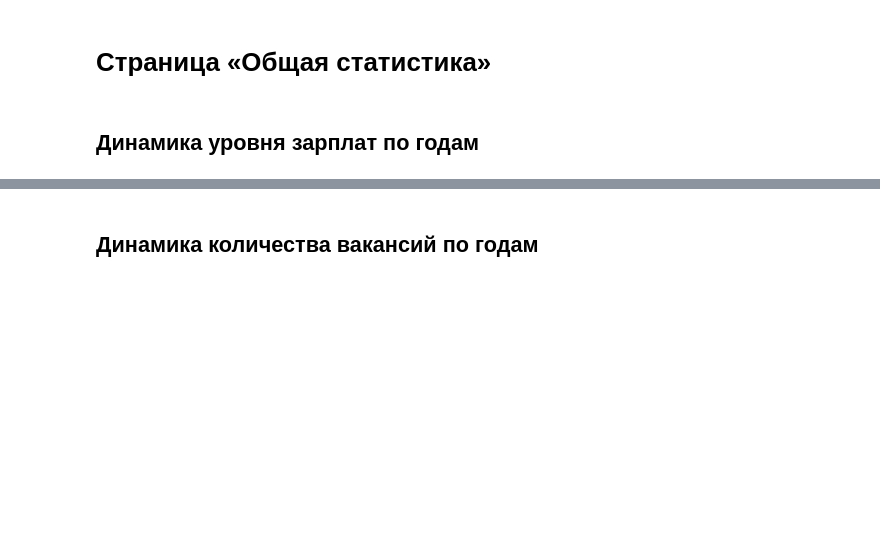
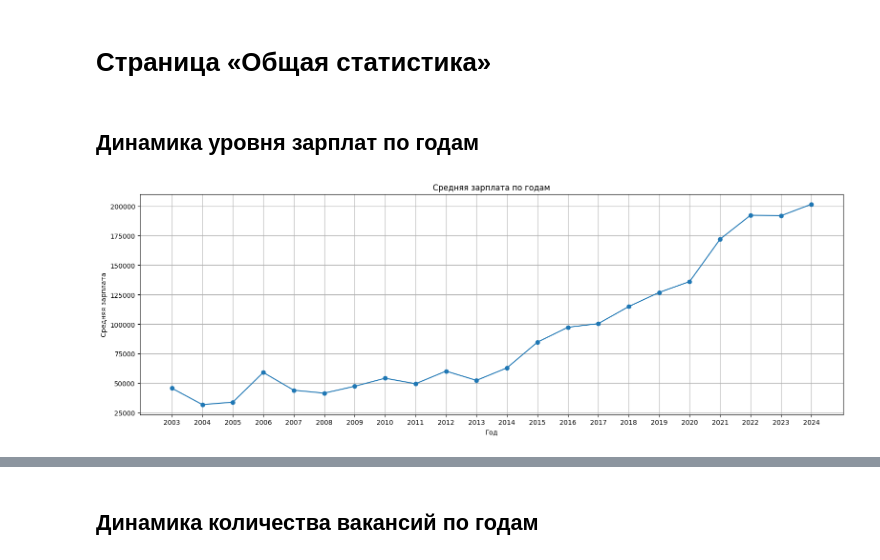
Before and after one commit to experiencedInternetUser/hh_statistics, a Jupyter notebook: statistic.ipynb, the cells around one changed output, grey strips where cells are left out. Saved outputs shown, nothing was run; the diff lists cells and outputs as text; code cells hidden in the pictures; blank space fills up the shorter version.

```diff
--- a/statistic.ipynb
+++ b/statistic.ipynb
@@ -214,3 +227,23 @@ filtred_df.to_csv("filtred_df.csv", index=False, encoding="utf-8")
 # <b>Страница «Общая статистика»</b>
 # %% [markdown]
 ## Динамика уровня зарплат по годам
+# %%
+df = pd.read_csv('filtred_df.csv')
+
+df['published_at'] = pd.to_datetime(df['published_at'])
+
+df['year'] = df['published_at'].apply(lambda x: str(x)[:4])
+
+average_salary_by_year = df.groupby('year')['salary'].mean()
+
+
+
+plt.figure(figsize=(19, 6))
+plt.plot(average_salary_by_year.index, average_salary_by_year.values, marker='o')
+plt.xlabel('Год')
+plt.ylabel('Средняя зарплата')
+plt.title('Средняя зарплата по годам')
+plt.grid(True)
+plt.show()
+# %% [output]
+[figure, added]
```
Also changed, not shown: parts of 17 cells of this notebook, 1 other file.
